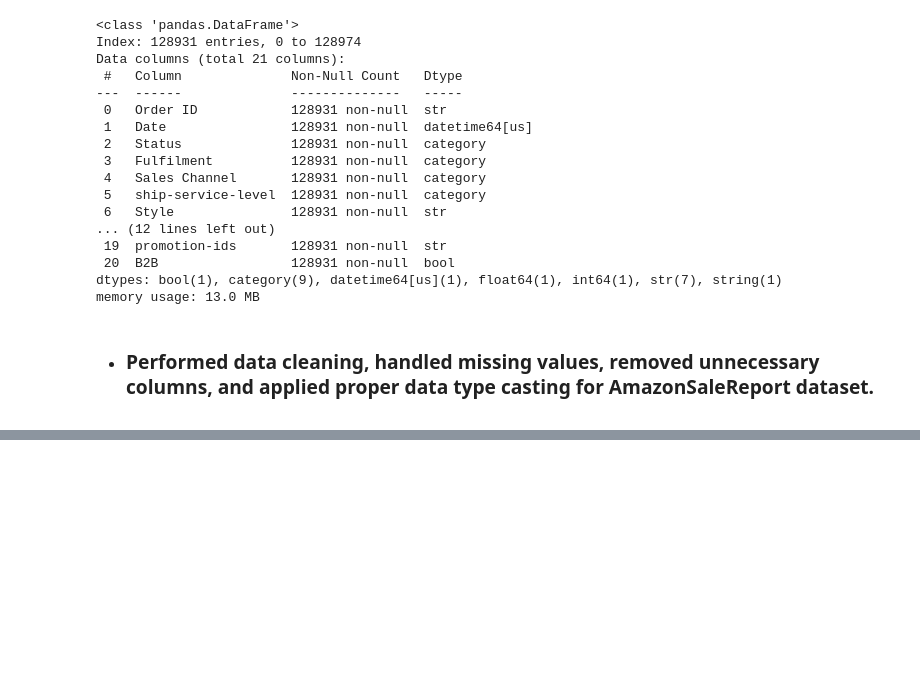
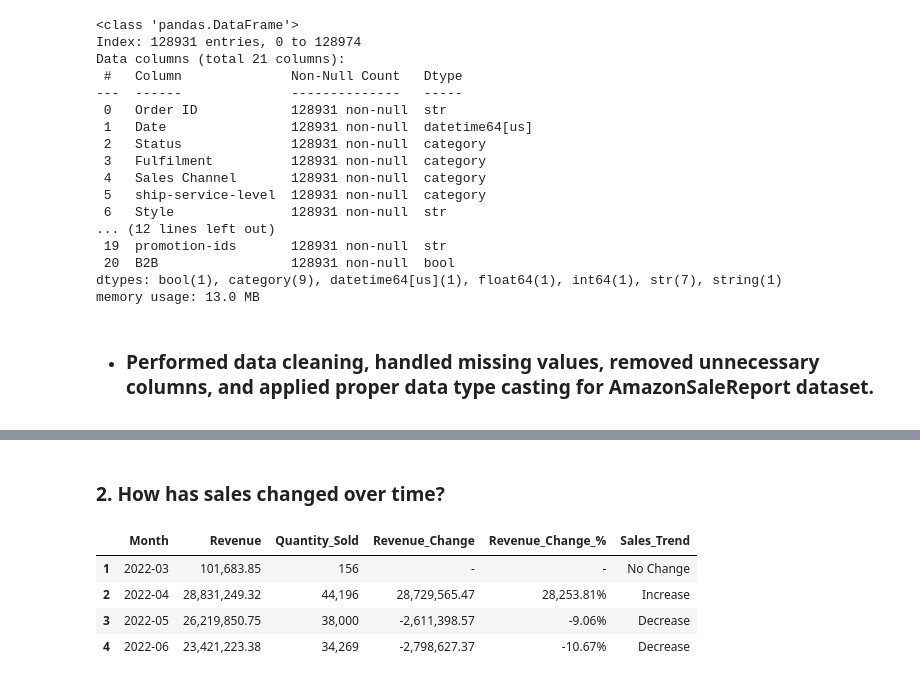
Before and after one commit to mohammadaminheidary/amazon-sales-analysis, a Jupyter notebook: main.ipynb, the cells around one changed output, grey strips where cells are left out. Drawn from its saved outputs; the diff is of its cells as text; code cells hidden in the pictures; blank space fills up the shorter version.

```diff
--- a/main.ipynb
+++ b/main.ipynb
@@ -277,0 +307,64 @@ memory usage: 13.0 MB
+# %% [markdown]
+### 2. How has sales changed over time?
+# %%
+monthly_sales = (
+    df.groupby(df["Date"].dt.to_period("M"), observed=True)
+    .agg(
+        Revenue=("Amount", "sum"),
+        Quantity_Sold=("Qty", "sum")
+    )
+    .reset_index()
+)
+
+monthly_sales["Month"] = monthly_sales["Date"].astype(str)
+
+monthly_sales["Revenue_Change"] = monthly_sales["Revenue"].diff()
+
+monthly_sales["Revenue_Change_%"] = (
+    monthly_sales["Revenue"].pct_change() * 100
+)
+
+monthly_sales["Sales_Trend"] = monthly_sales["Revenue_Change"].apply(
+    lambda x: (
+        "Increase" if x > 0
+        else "Decrease" if x < 0
+        else "No Change"
+    )
+)
+
+monthly_sales = monthly_sales[
+    [
+        "Month",
+        "Revenue",
+        "Quantity_Sold",
+        "Revenue_Change",
+        "Revenue_Change_%",
+        "Sales_Trend"
+    ]
+]
+
+monthly_sales["Revenue"] = monthly_sales["Revenue"].map(
+    lambda x: f"{x:,.2f}"
+)
+
+monthly_sales["Quantity_Sold"] = monthly_sales["Quantity_Sold"].map(
+    lambda x: f"{x:,}"
+)
+
+monthly_sales["Revenue_Change"] = monthly_sales["Revenue_Change"].map(
+    lambda x: f"{x:,.2f}" if pd.notna(x) else "-"
+)
+
+monthly_sales["Revenue_Change_%"] = monthly_sales["Revenue_Change_%"].map(
+    lambda x: f"{x:,.2f}%" if pd.notna(x) else "-"
+)
+
+monthly_sales.index = range(1, len(monthly_sales) + 1)
+
+monthly_sales
+# %% [output]
+|  | Month | Revenue | Quantity_Sold | Revenue_Change | Revenue_Change_% | Sales_Trend |
+| 1 | 2022-03 | 101,683.85 | 156 | - | - | No Change |
+| 2 | 2022-04 | 28,831,249.32 | 44,196 | 28,729,565.47 | 28,253.81% | Increase |
+| 3 | 2022-05 | 26,219,850.75 | 38,000 | -2,611,398.57 | -9.06% | Decrease |
+| 4 | 2022-06 | 23,421,223.38 | 34,269 | -2,798,627.37 | -10.67% | Decrease |
```
Also changed, not shown: parts of 7 cells of this notebook.
